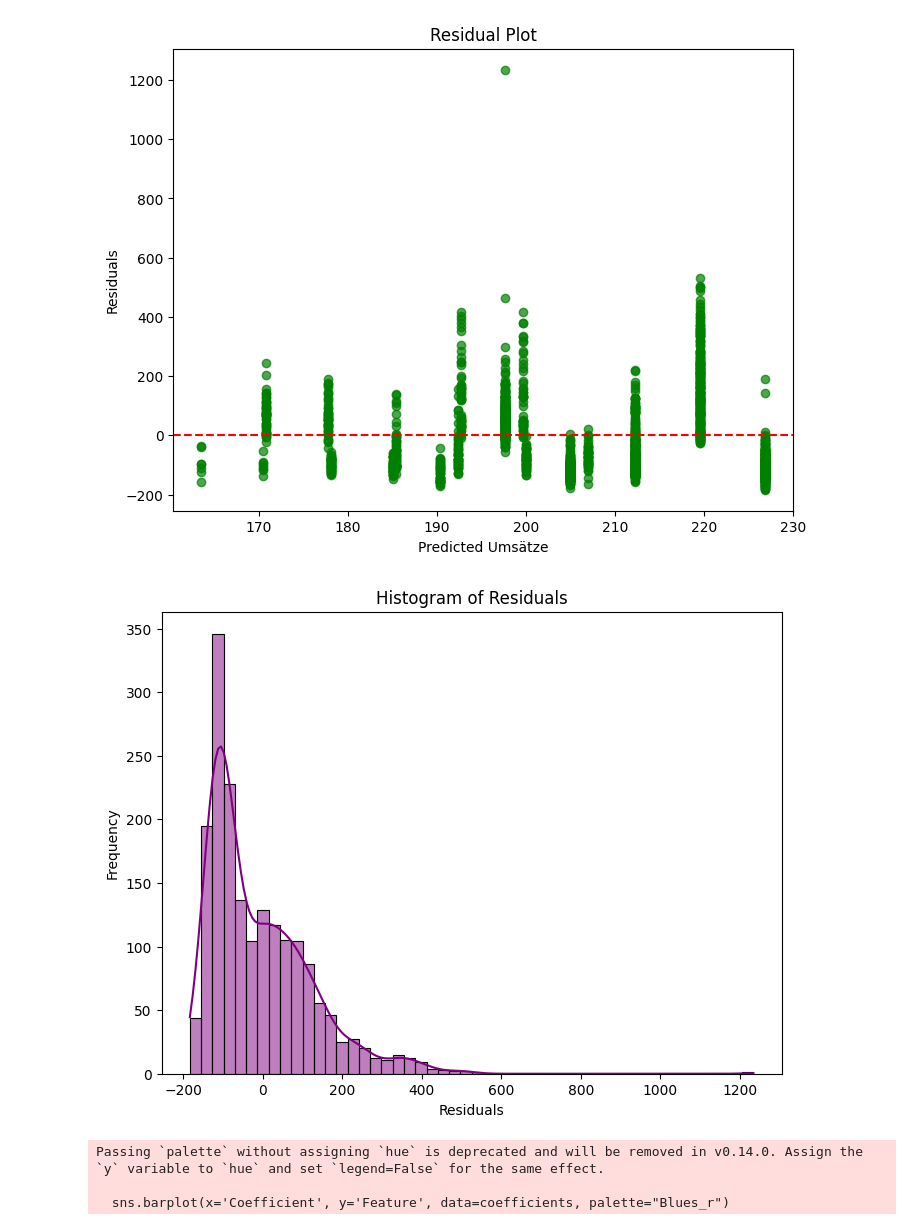
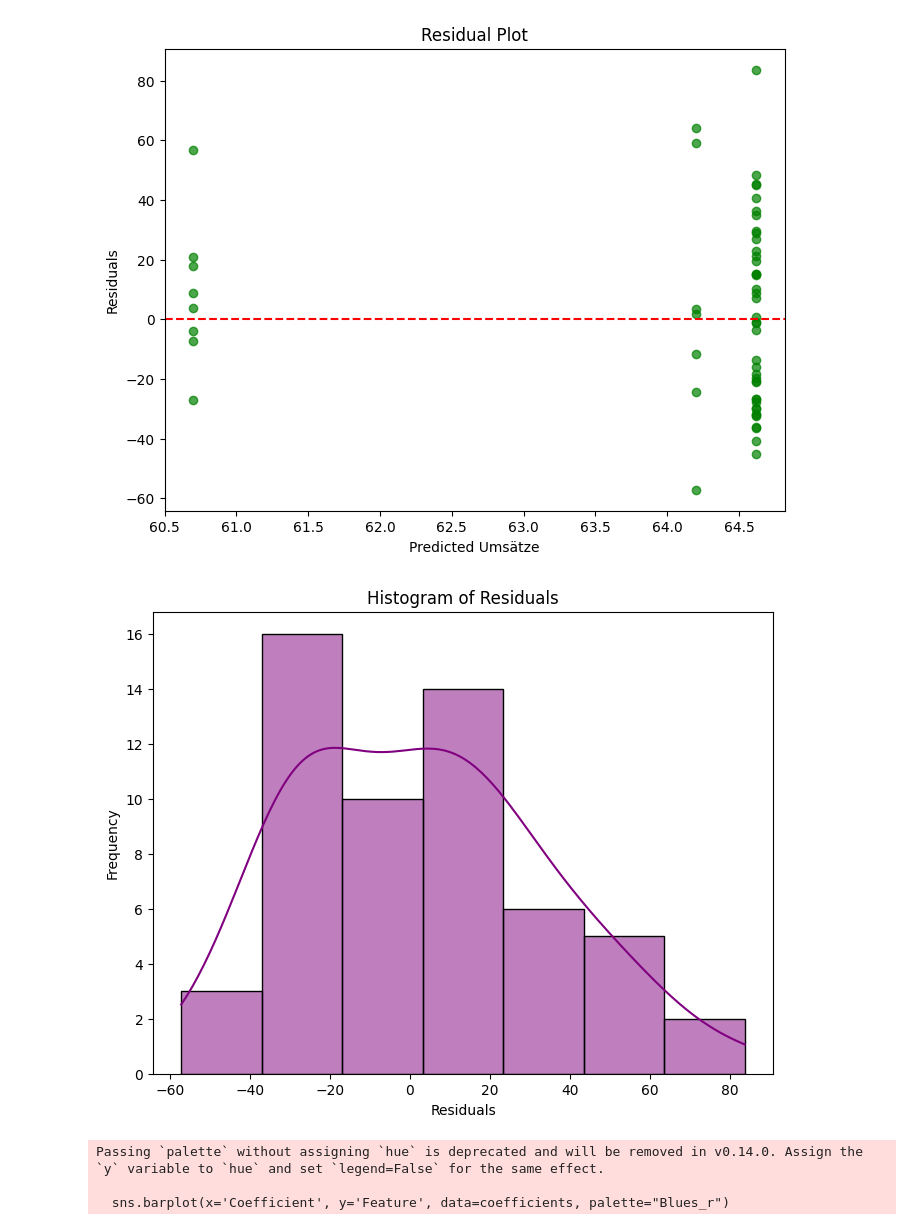
Before and after one commit to Fiesa00/DS_ML_Gr_1.5, a Jupyter notebook: 2_BaselineModel/Baseline-Model W6.ipynb, the cells around one changed output. Cells and saved outputs as stored; diff of their text form; code cells hidden in the pictures.

```diff
--- a/2_BaselineModel/Baseline-Model W6.ipynb
+++ b/2_BaselineModel/Baseline-Model W6.ipynb
@@ -47,14 +86,14 @@ import matplotlib.pyplot as plt  # Visualization library
 import seaborn as sns  # Advanced data visualizations
 
 # Load the dataset
-data=pd.read_csv("/workspaces/DS_ML_Gr_1.5/0_DataPreparation/umsatzdaten_codiert.csv")
+data=data
 
 # Display the first few rows of the dataset for inspection
 print(data.head())
 
 # Select features and target variable
 # Features include the different Warengruppen, Monday y/n
-features = ['Warengruppe', 'Monday']
+features = ['Sonnenschein (%)', 'Monday']
 X = data[features] #target variable: Umsatz
 
 # Scale the feature data to standardize the range
@@ -179,11 +218,11 @@ from sklearn.model_selection import train_test_split  # Splitting data into trai
 
 # Load the dataset
 
-data = pd.read_csv("/workspaces/DS_ML_Gr_1.5/0_DataPreparation/umsatzdaten_codiert.csv")
+data = data
 
 # Select features and target variable
 # Features include 'Warengruppe', 'Monday', 'Tuesday'
-features = ['Warengruppe', 'Monday', 'Tuesday']
+features = ['Inflationsrate', 'Monday', 'Tuesday']
 X = data[features]
 y = data['Umsatz']  # Target variable: Umsatz
 
@@ -278,5 +317,5 @@ Mean Absolute Percentage Error (MAPE): 80.89%
-[figure, old version]
+[figure, new version]
-[figure, old version]
+[figure, new version]
 Passing `palette` without assigning `hue` is deprecated and will be removed in v0.14.0. Assign the `y` variable to `hue` and set `legend=False` for the same effect.
 
   sns.barplot(x='Coefficient', y='Feature', data=coefficients, palette="Blues_r")
```
Also changed, not shown: parts of 4 cells of this notebook, 1 other file.
